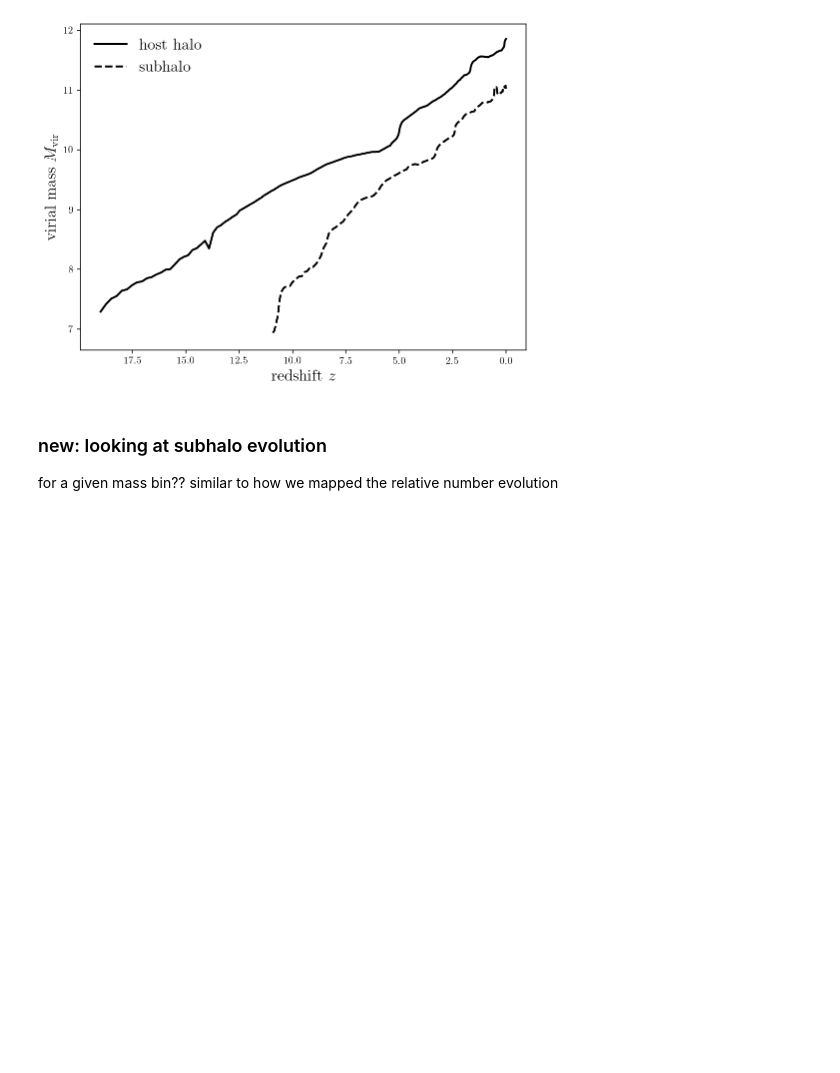
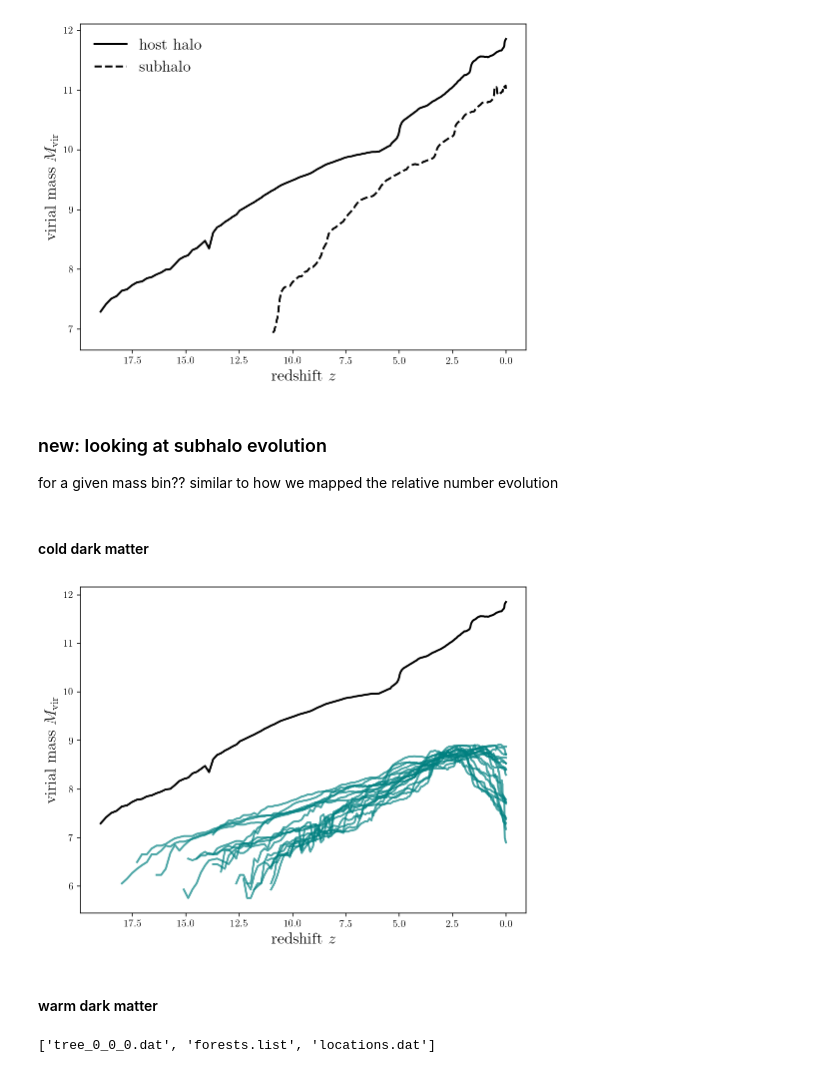
Before and after one commit to theotherlogan/nsbp-2023, a Jupyter notebook: notebooks/subhalo_accretion_history.ipynb, the cells around one changed output. Cells and saved outputs as stored; diff of their text form; code cells hidden in the pictures; blank space fills up the shorter version.

Commit message:
subhalo accretion figures

```diff
--- a/notebooks/subhalo_accretion_history.ipynb
+++ b/notebooks/subhalo_accretion_history.ipynb
@@ -118,3 +118,52 @@ plt.show()
 ### new: looking at subhalo evolution
 
 for a given mass bin?? similar to how we mapped the relative number evolution
+# %% [markdown]
+#### cold dark matter
+# %%
+mass = 10e8
+
+#Find subhalos of the host at z = 0
+subhalos = halos[halos['upid']==host['id']]
+
+#Load main branch of most massive subhalo
+sub_bin = subhalos[(subhalos['Mpeak']/0.7 > (0.8*mass)) & (subhalos['Mpeak']/0.7 < (1.2*mass))]
+# %%
+#Plot mass accretion history
+plt.figure(figsize=(8,6))
+
+redshift = 1./host_main_branch['scale'] - 1.
+mass_accretion_history = np.log10(host_main_branch['mvir'])
+
+plt.plot(redshift,mass_accretion_history,lw=2,c=sim_colors['cdm'],label=r'$\mathrm{host\ halo}$')
+
+###
+
+for halo in sub_bin:
+    sub_main_branch = sim.load_main_branch(halo['id'])
+    redshift = 1./sub_main_branch['scale'] - 1.
+    mass_accretion_history = np.log10(sub_main_branch['mvir'])
+
+    plt.plot(redshift,mass_accretion_history,lw=2,c='teal',ls='-',label=r'$\mathrm{subhalo}$', alpha=0.7)
+
+###
+
+plt.xlabel(r'$\mathrm{redshift\ } z$',fontsize=16)
+plt.ylabel(r'$\mathrm{virial\ mass\ } M_{\mathrm{vir}}$',fontsize=16)
+# plt.legend(loc=2,fontsize=16,frameon=False)
+
+plt.gca().invert_xaxis()
+plt.show()
+# %% [output]
+[figure, added]
+# %% [markdown]
+#### warm dark matter
+# %%
+BASE_PATH = '/central/groups/carnegie_poc/enadler/ncdm_resims/'
+
+halo_num = 'Halo004/'
+model = 'wdm_6/'
+
+print(os.listdir(BASE_PATH+halo_num+model+f'output_{model[:-1]}/rockstar/trees/'))
+# %% [output]
+['tree_0_0_0.dat', 'forests.list', 'locations.dat']
```
Also changed, not shown: parts of 3 cells of this notebook.
